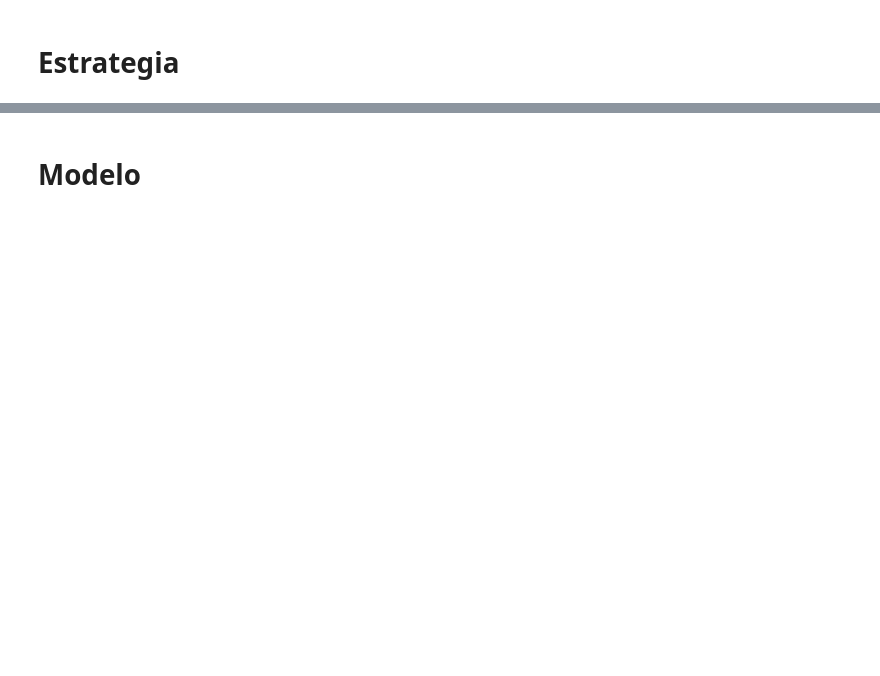
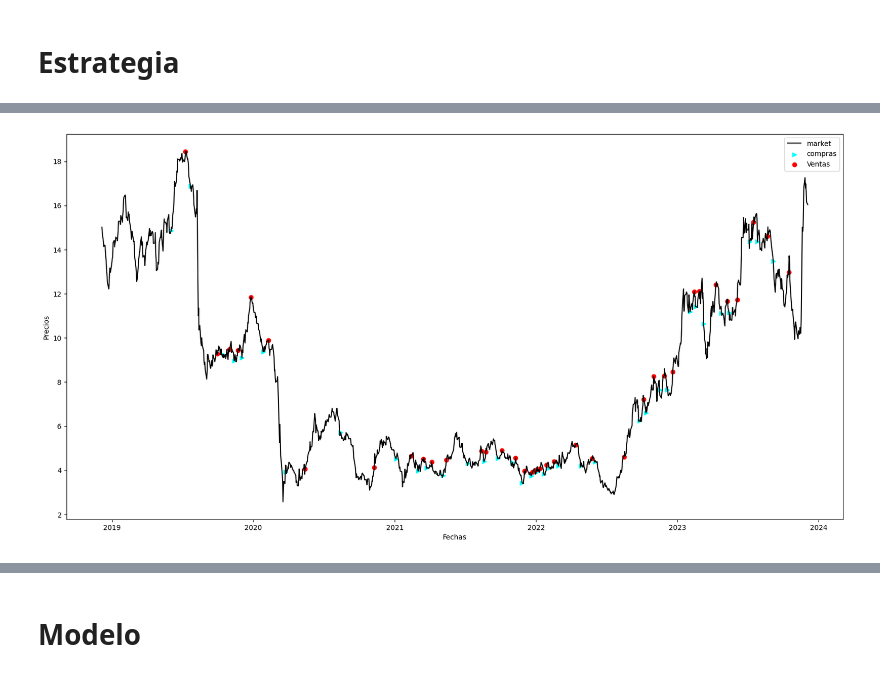
Before and after one commit to SaidJacobo/forex_ml_bot, a Jupyter notebook: Check results.ipynb, the cells around one changed output, grey strips where cells are left out. Cells and saved outputs as stored; diff of their text form; code cells hidden in the pictures; blank space fills up the shorter version.

Commit message:
Agrego modelo parametrizable a los configs y corrijo bugs

```diff
--- a/Check results.ipynb
+++ b/Check results.ipynb
@@ -42,9 +45,10 @@ with open('config.yml', 'r') as archivo:
 # %%
-buys = pd.read_csv('data/buys.csv')
-sells = pd.read_csv('data/sells.csv')
-wallet = pd.read_csv('data/wallet.csv')
-prices = pd.read_csv(f"data/{config['ticker']}.csv")
-performance = pd.read_csv('./data/model_results.csv')
+path = 'YPF_gradient_boosting_train_window_76_train_period_1_trading_strategy_strategies.sma_ml_strategy_only_one_tunning_True'
+buys = pd.read_csv(os.path.join('./data', path, 'buys.csv'))
+sells = pd.read_csv(os.path.join('./data', path, 'sells.csv'))
+wallet = pd.read_csv(os.path.join('./data', path, 'wallet.csv'))
+performance = pd.read_csv(os.path.join('./data', path, 'ml_results.csv'))
+prices = pd.read_csv(os.path.join('./data', 'ypf.csv'))
 # %% [markdown]
 # Grafico de velas
 # %%
@@ -105,0 +112,34 @@ plt.show()
+# %%
+import matplotlib.pyplot as plt
+import numpy as np
+
+# Datos de ejemplo
+x_prices = pd.to_datetime(prices['Date'])
+y_prices = prices['Close']  # Datos para la línea
+
+x_buy = pd.to_datetime(buys['date'])
+y_buy = buys['buy']  # Datos para el scatter plot
+
+x_sell = pd.to_datetime(sells['date'])
+y_sell = sells['sell']  # Datos para el scatter plot
+
+# Crear una figura y ejes
+fig, ax = plt.subplots(figsize=(20, 10))
+
+# Agregar la línea
+ax.plot(x_prices, y_prices, label='market', color='black')
+
+# Agregar el scatter plot
+ax.scatter(x_buy, y_buy, label='compras', color='cyan', marker='>')
+
+ax.scatter(x_sell, y_sell, label='Ventas', color='red', marker='o')
+
+# Etiquetas de los ejes y leyenda
+ax.set_xlabel('Fechas')
+ax.set_ylabel('Precios')
+ax.legend()
+
+# Mostrar el gráfico
+plt.show()
+# %% [output]
+[figure, added]
```
Also changed, not shown: parts of 14 cells of this notebook, 6 other files.
